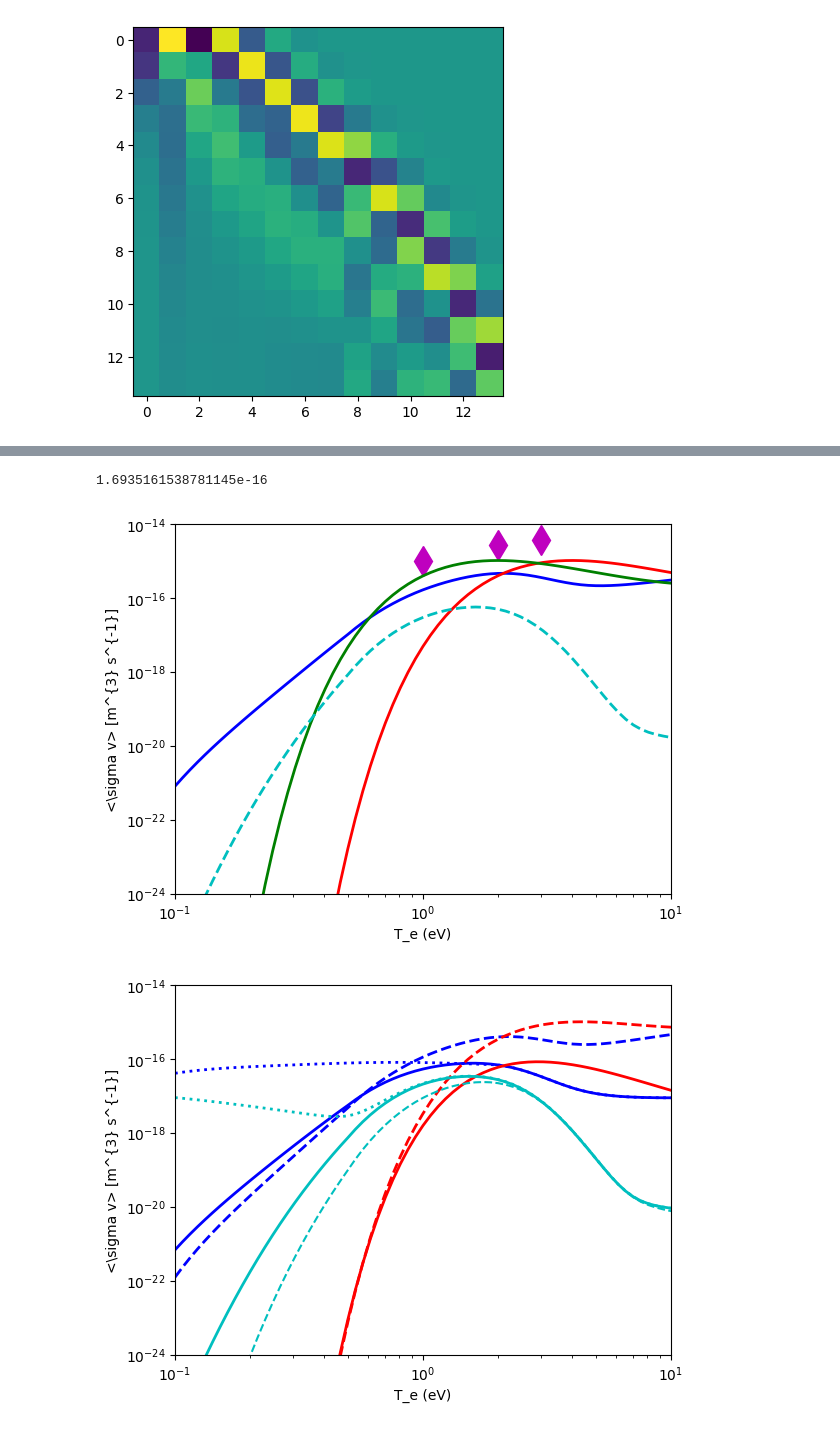
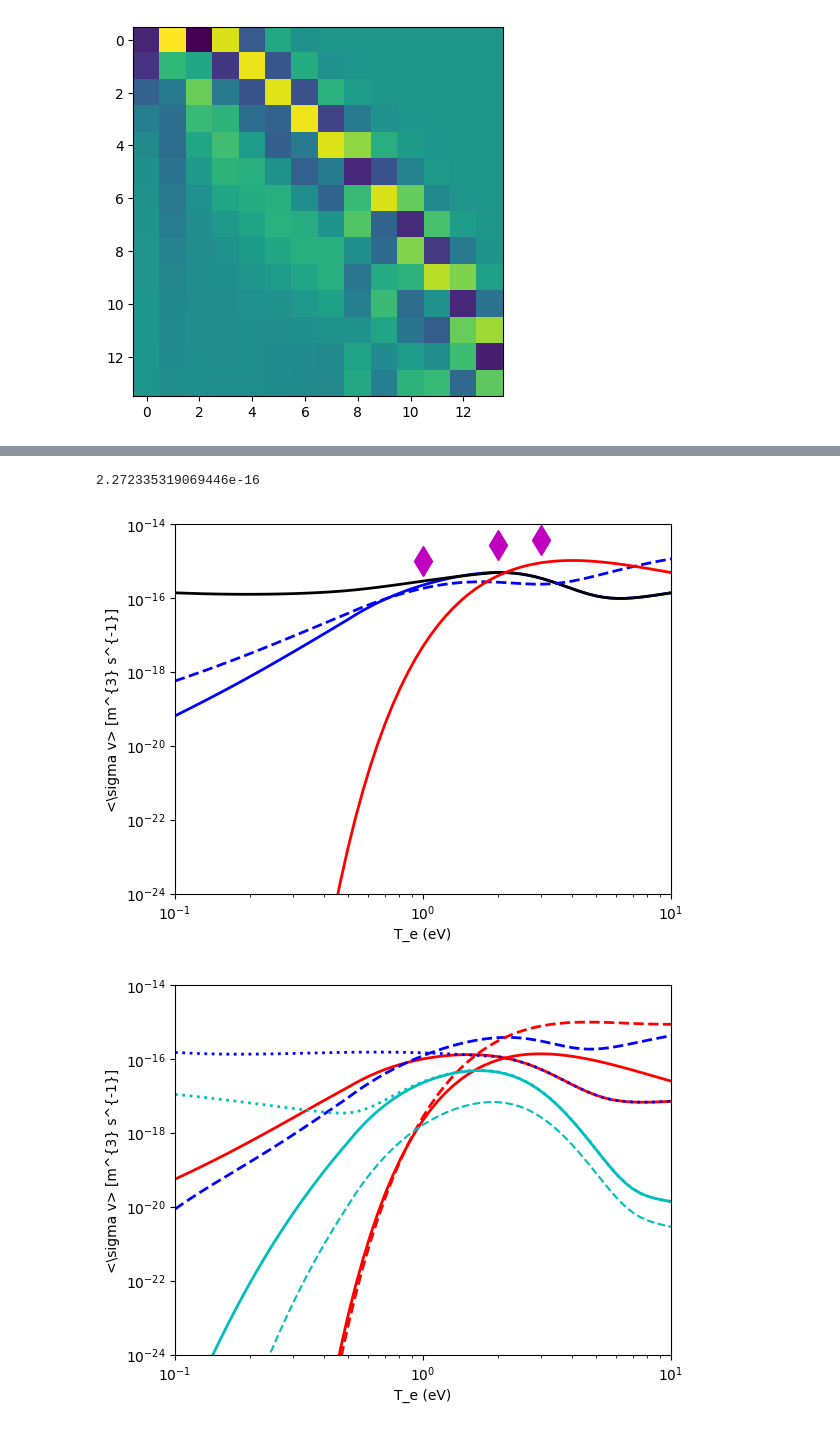
Before and after one commit to kevinverhaegh/Vibr_mod_effective_rates, a Jupyter notebook: GenerateEireneRates.ipynb, the cells around one changed output, grey strips where cells are left out. Cells and saved outputs as stored; diff of their text form; code cells hidden in the pictures.

```diff
--- a/GenerateEireneRates.ipynb
+++ b/GenerateEireneRates.ipynb
@@ -165,8 +198,20 @@ np.save('data_CRUMPET_fvH2_Eirene_fvH2_MolCXIchi_HminLaporta',data)
 [figure]
 [figure]
+# %%
+Te_reso = 100
+Tev = 10 ** np.linspace(np.log10(0.1), np.log10(100), Te_reso)
+iso_mass = 2
+Tiv = Tev / 2
+ne = 1e19
+Tev_equil = 2
+tau=2e-5
+
+f_initial = crm_Eirene_MolCXIchi_HminLaporta.steady_state(Tev_equil,ne*1e-6,Ti=Tev_equil/2)
+fv_H2_MolCXIchi_transport = np.ones([15, len(Tev)])
+for i in range(0, len(Tev)):
+    result = crm_Eirene_MolCXIchi_HminLaporta.solve_crm(tau,Tev[i], ne * 1e-6, Ti=Tiv[i],n=f_initial,gl=False,densonly=True)
+    fv_H2_MolCXIchi_transport[1:,i] = result.y[:,-1]
 # %%
-
-
 #Compute effective rates - MAR & MAD
 
 #codes for evaluating Eirene-like fits
@@ -220,6 +265,22 @@ cx_rate_Ichi = np.zeros(np.shape(Tev))
 for i in range(0,len(Tev)):
     for j in range(0,15):
         cx_rate_Ichi[i] = cx_rate_Ichi[i] + eval_1D(H2VIBR_custom.reactions['H2VIBR']['H.2']['2.'+str(j)+'Q6'], Tev[i]/2)*fv_H2_extrap_MolCXIchi_HminLaporta[j,i]
+
+cx_rate_Ichi2 = np.zeros(np.shape(Tev))
+
+for i in range(0,len(Tev)):
+    if Tev[i]<Tev_equil:
+        for j in range(0,15):
+            cx_rate_Ichi2[i] = cx_rate_Ichi2[i] + eval_1D(H2VIBR_custom.reactions['H2VIBR']['H.2']['2.'+str(j)+'Q6'], Tev[i]/2)*fv_H2_MolCXIchi_transport[j,i]
+    else:
+         for j in range(0,15):
+            cx_rate_Ichi2[i] = cx_rate_Ichi2[i] + eval_1D(H2VIBR_custom.reactions['H2VIBR']['H.2']['2.'+str(j)+'Q6'], Tev[i]/2)*fv_H2_extrap_MolCXIchi_HminLaporta[j,i]
+
+cx_rate_Ichi3 = np.zeros(np.shape(Tev))
+
+for i in range(0,len(Tev)):
+    for j in range(0,15):
+        cx_rate_Ichi3[i] = cx_rate_Ichi3[i] + eval_1D(H2VIBR_custom.reactions['H2VIBR']['H.2']['2.'+str(j)+'Q6'], Tev[i]/2)*fv_H2_alt[j,i]
 
 #form vibrational distribution that is capped below a certain temperature, to mimick the effect of transport of vibrationally excited molecules
 Te_cap = 2
@@ -274,39 +335,41 @@ MAD_Hm = (da_rate/Hm_Depletion) * eval_2D(AMJUEL.reactions['AMJUEL']['H.4']['7.2
 Te_Reiter = np.array([1,2,3])
 MolCX_Reiter = np.array([10.48, 27.12, 38.08])*1e-10*1e-6
 
 plt.figure()
 plt.loglog(Te_Reiter,MolCX_Reiter,'md',markersize=15)
 plt.loglog(Tev, cx_rate_Ichi,'b',linewidth=2)
+plt.loglog(Tev, cx_rate_Ichi2,'k',linewidth=2)
+plt.loglog(Tev, cx_rate_Ichi3,'b--',linewidth=2)
 plt.loglog(Tev, eval_1D(AMJUEL.reactions['AMJUEL']['H.2']['3.2.3'],Tiv),'r',linewidth=2)
-plt.loglog(Tev, eval_1D(AMJUEL.reactions['AMJUEL']['H.2']['3.2.3'],Tev),'g',linewidth=2)
-plt.loglog(Tev, da_rate, 'c--',linewidth=2)
+#plt.loglog(Tev, eval_1D(AMJUEL.reactions['AMJUEL']['H.2']['3.2.3'],Tev),'g',linewidth=2)
+#plt.loglog(Tev, da_rate, 'c--',linewidth=2)
 plt.axis([0.1, 10, 1e-24, 1e-14])
 plt.xlabel('T_e (eV)')
 plt.ylabel('<\sigma v> [m^{3} s^{-1}]')
 plt.savefig('MolCX_calculations.eps')
 
 f = interp1d(Tev,cx_rate_Ichi)
 print(f(1))
 
 plt.figure()
-plt.loglog(Tev,MAR_H2p_Ichi,'b',linewidth=2)
+plt.loglog(Tev,MAR_H2p_Ichi,'r',linewidth=2)
 plt.loglog(Tev, MAD_H2p_Ichi,'b--',linewidth=2)
 plt.loglog(Tev,MAR_H2p_Ichi_cap,'b:',linewidth=2)
 #plt.loglog(Tev, MAI_H2p_Ichi,'b:')
 plt.loglog(Tev,MAR_H2p_Eirene,'r',linewidth=2)
 plt.loglog(Tev, MAD_H2p_Eirene,'r--',linewidth=2)
 #plt.loglog(Tev, MAI_H2p_Eirene,'r:')
 plt.loglog(Tev,MAR_Hm_cap,'c:',linewidth=2)
 plt.loglog(Tev,MAR_Hm,'c',linewidth=2)
 plt.loglog(Tev, MAD_Hm,'c--')
 plt.axis([0.1, 10, 1e-24, 1e-14])
 plt.xlabel('T_e (eV)')
 plt.ylabel('<\sigma v> [m^{3} s^{-1}]')
 plt.savefig('MAR_MAD_H2p_Hm.eps')
 # %% [output]
-1.6935161538781145e-16
+2.272335319069446e-16
-[figure, old version]
+[figure, new version]
-[figure, old version]
+[figure, new version]
 # %%
 #attempt at recreating the MolCX Reiter rates
 
```
Also changed, not shown: parts of 9 cells of this notebook, 3 other files.
